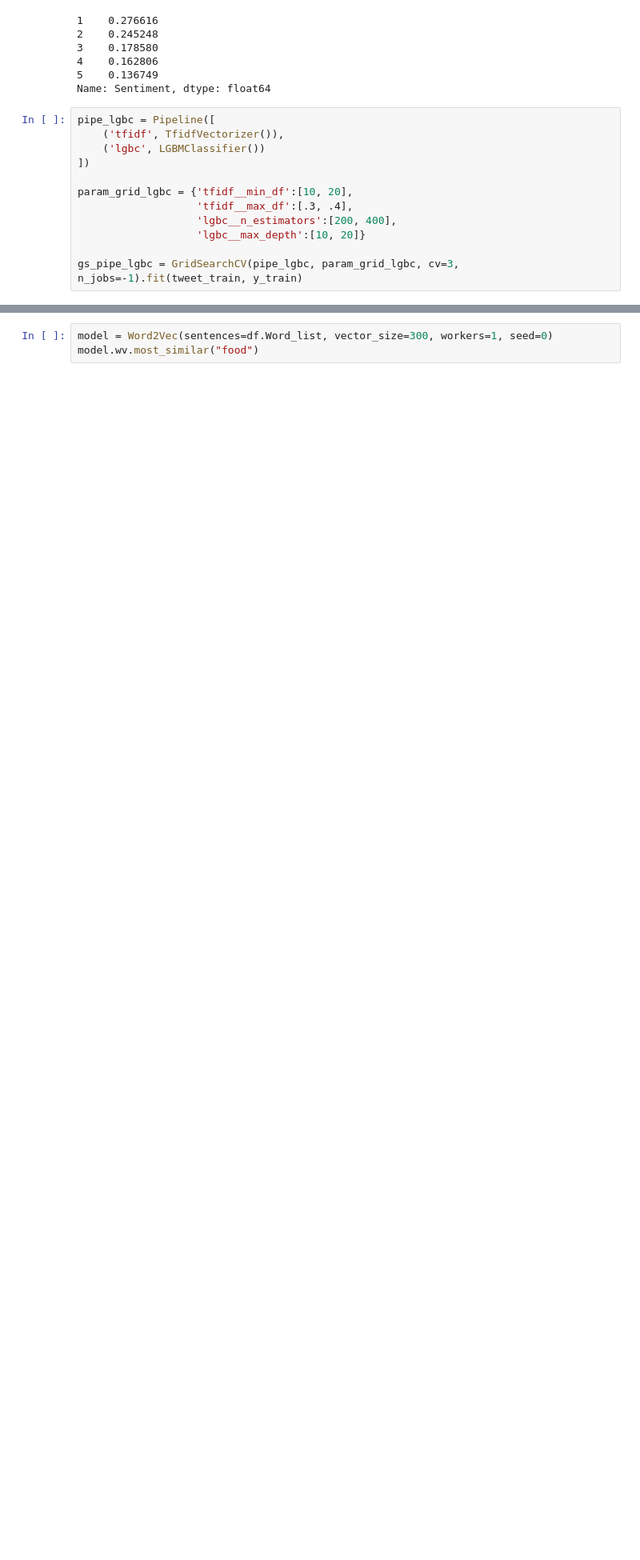
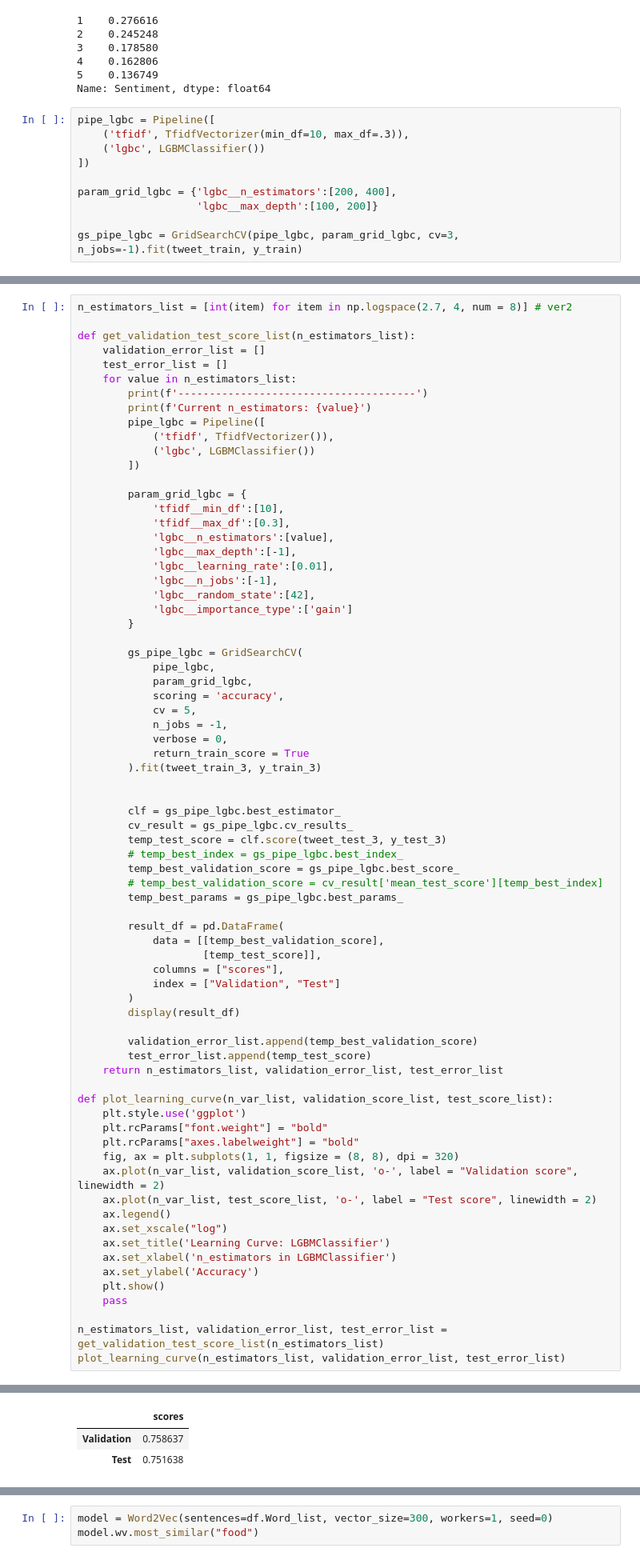
Before and after one commit to JavierLiao/EODS_Project2_Group9, a Jupyter notebook: doc/TweetNLP.ipynb, the cells around one changed output, grey strips where cells are left out. Shown at 80% size. Saved outputs shown, nothing was run; the diff lists cells and outputs as text; blank space fills up the shorter version.

```diff
--- a/doc/TweetNLP.ipynb
+++ b/doc/TweetNLP.ipynb
@@ -337,14 +340,12 @@ tweet_train, tweet_test, y_train, y_test = train_test_split(df.Tweet_filtered, y
 Name: Sentiment, dtype: float64
 # %%
 pipe_lgbc = Pipeline([
-    ('tfidf', TfidfVectorizer()),
+    ('tfidf', TfidfVectorizer(min_df=10, max_df=.3)),
     ('lgbc', LGBMClassifier())
 ])
 
-param_grid_lgbc = {'tfidf__min_df':[10, 20],
-                   'tfidf__max_df':[.3, .4],
-                   'lgbc__n_estimators':[200, 400],
-                   'lgbc__max_depth':[10, 20]}
+param_grid_lgbc = {'lgbc__n_estimators':[200, 400],
+                   'lgbc__max_depth':[100, 200]}
 
 gs_pipe_lgbc = GridSearchCV(pipe_lgbc, param_grid_lgbc, cv=3, n_jobs=-1).fit(tweet_train, y_train)
 # %%
@@ -363,0 +379,74 @@ Accuracy Score:0.60
+# %%
+n_estimators_list = [int(item) for item in np.logspace(2.7, 4, num = 8)] # ver2
+
+def get_validation_test_score_list(n_estimators_list):
+    validation_error_list = []
+    test_error_list = []
+    for value in n_estimators_list:
+        print(f'--------------------------------------')
+        print(f'Current n_estimators: {value}')
+        pipe_lgbc = Pipeline([
+            ('tfidf', TfidfVectorizer()),
+            ('lgbc', LGBMClassifier())
+        ])
+
+        param_grid_lgbc = {
+            'tfidf__min_df':[10],
+            'tfidf__max_df':[0.3],
+            'lgbc__n_estimators':[value],
+            'lgbc__max_depth':[-1],
+            'lgbc__learning_rate':[0.01],
+            'lgbc__n_jobs':[-1],
+            'lgbc__random_state':[42],
+            'lgbc__importance_type':['gain']
+        }
+
+        gs_pipe_lgbc = GridSearchCV(
+            pipe_lgbc,
+            param_grid_lgbc,
+            scoring = 'accuracy',
+            cv = 5,
+            n_jobs = -1,
+            verbose = 0,
+            return_train_score = True
+        ).fit(tweet_train_3, y_train_3)
+
+
+        clf = gs_pipe_lgbc.best_estimator_
+        cv_result = gs_pipe_lgbc.cv_results_
+        temp_test_score = clf.score(tweet_test_3, y_test_3)
+        # temp_best_index = gs_pipe_lgbc.best_index_
+        temp_best_validation_score = gs_pipe_lgbc.best_score_
+        # temp_best_validation_score = cv_result['mean_test_score'][temp_best_index]
+        temp_best_params = gs_pipe_lgbc.best_params_
+
+        result_df = pd.DataFrame(
+            data = [[temp_best_validation_score],
+                    [temp_test_score]],
+            columns = ["scores"],
+            index = ["Validation", "Test"]
+        )
+        display(result_df)
+
+        validation_error_list.append(temp_best_validation_score)
+        test_error_list.append(temp_test_score)
+    return n_estimators_list, validation_error_list, test_error_list
+
+def plot_learning_curve(n_var_list, validation_score_list, test_score_list):
+    plt.style.use('ggplot')
+    plt.rcParams["font.weight"] = "bold"
+    plt.rcParams["axes.labelweight"] = "bold"
+    fig, ax = plt.subplots(1, 1, figsize = (8, 8), dpi = 320)
+    ax.plot(n_var_list, validation_score_list, 'o-', label = "Validation score", linewidth = 2)
+    ax.plot(n_var_list, test_score_list, 'o-', label = "Test score", linewidth = 2)
+    ax.legend()
+    ax.set_xscale("log")
+    ax.set_title('Learning Curve: LGBMClassifier')
+    ax.set_xlabel('n_estimators in LGBMClassifier')
+    ax.set_ylabel('Accuracy')
+    plt.show()
+    pass
+
+n_estimators_list, validation_error_list, test_error_list = get_validation_test_score_list(n_estimators_list)
+plot_learning_curve(n_estimators_list, validation_error_list, test_error_list)
+# %% [output]
@@ -363,0 +455,3 @@ Accuracy Score:0.60
+|  | scores |
+| Validation | 0.758637 |
+| Test | 0.751638 |
```
Also changed, not shown: parts of 10 cells of this notebook.
